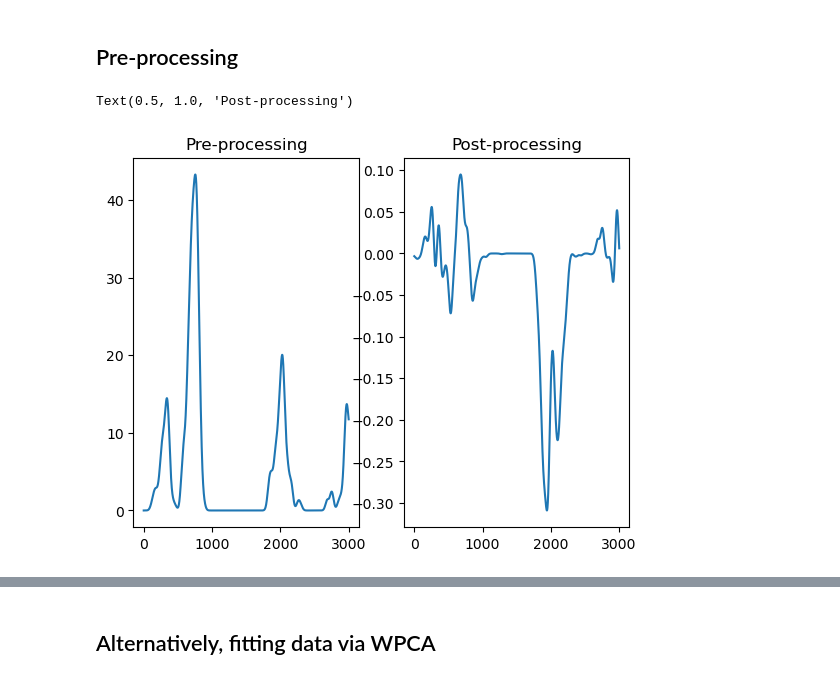
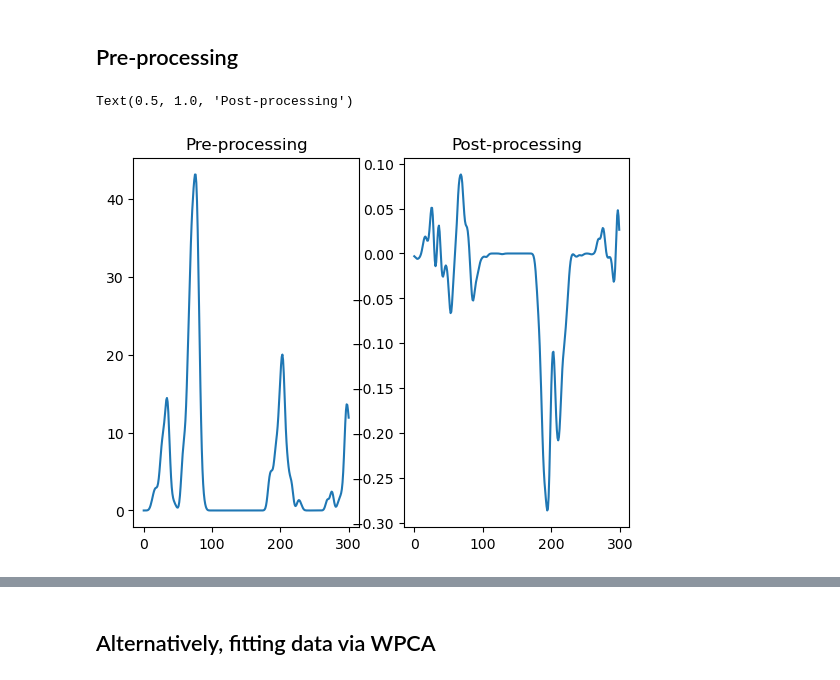
Before and after one commit to AlbertLiangca/sca-REPLICATION, a Jupyter notebook: Notebooks/MonkeyB_reaching.ipynb, the cells around one changed output, grey strips where cells are left out. Saved outputs shown, nothing was run; the diff lists cells and outputs as text; code cells hidden in the pictures.

Commit message:
- THEY DOWNSAMPLED BY TIME WTF WHAS I THINKING

```diff
--- a/Notebooks/MonkeyB_reaching.ipynb
+++ b/Notebooks/MonkeyB_reaching.ipynb
@@ -37,10 +37,12 @@ data shape: (8, 124, 3003)
 # %% [markdown]
 ## Pre-processing
 # %%
-C,N,T = data.shape
-data_concat = data.swapaxes(0,1).reshape(N,C*T)
+data_downsamp = data[:,:,np.arange(0,data.shape[2],10)]
 
-Time_mask = np.tile(np.arange(T),C)
+C,N,T = data_downsamp.shape
+data_concat = data_downsamp.swapaxes(0,1).reshape([N,C*T])
+
+Time_mask = np.tile(np.arange(T),(1,C)).T.flatten()
 
 # define the times we want to use for sca/pca
 # target on: 20
@@ -52,21 +54,21 @@ trainMask = np.isin(Time_mask,trainTimes)
 
 # --- 1) mean-center across different conditions --- #
 
-mean_ = np.expand_dims(np.mean(data,axis=0),0)
-data_new = data - mean_
-data_concat_mean_sub = data_new.swapaxes(0,1).reshape(N,C*T)
+mean_ = np.mean(data_downsamp,axis=0)[None,:,:]
+data_new = data_downsamp - mean_
+data_concat_mean_sub = data_new.swapaxes(0,1).reshape([N,C*T])
 
 # --- 2) soft-normalize --- #
 
-range_ = np.expand_dims(np.ptp(data_concat,axis=1),1)
-data_final = data_concat_mean_sub / range_
+range_ = np.ptp(data_concat,axis=1)[:,None]
+data_final = data_concat_mean_sub / (range_+5)
 data_final = data_final.T
 # %%
 fig,ax = plt.subplots(1,2)
-ax[0].plot(data[0,5,:])
-ax[1].plot(data_final[:3003,5])
+ax[0].plot(data_downsamp[0,5,:])
+ax[1].plot(data_final[:300,5])
 ax[0].set_title('Pre-processing')
 ax[1].set_title('Post-processing')
 # %% [output]
 Text(0.5, 1.0, 'Post-processing')
-[figure, old version]
+[figure, new version]
```
Also changed, not shown: parts of 13 cells of this notebook.
